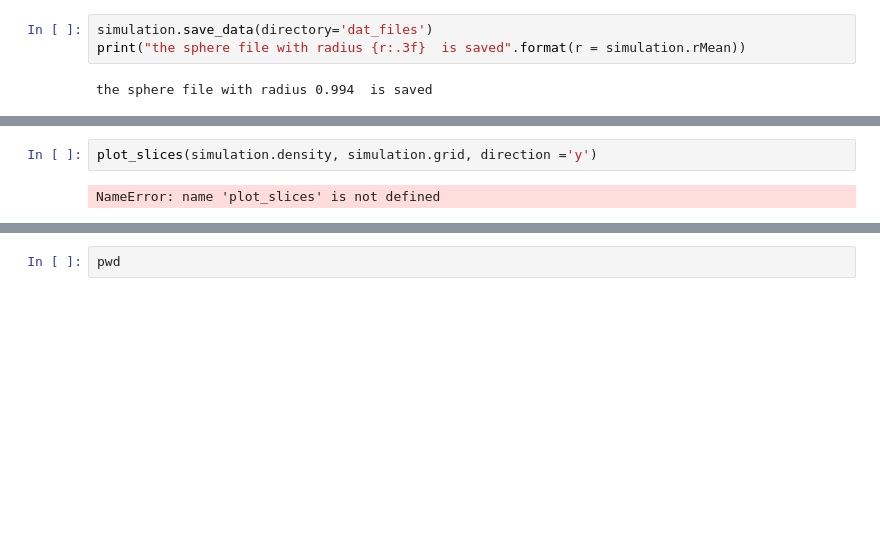
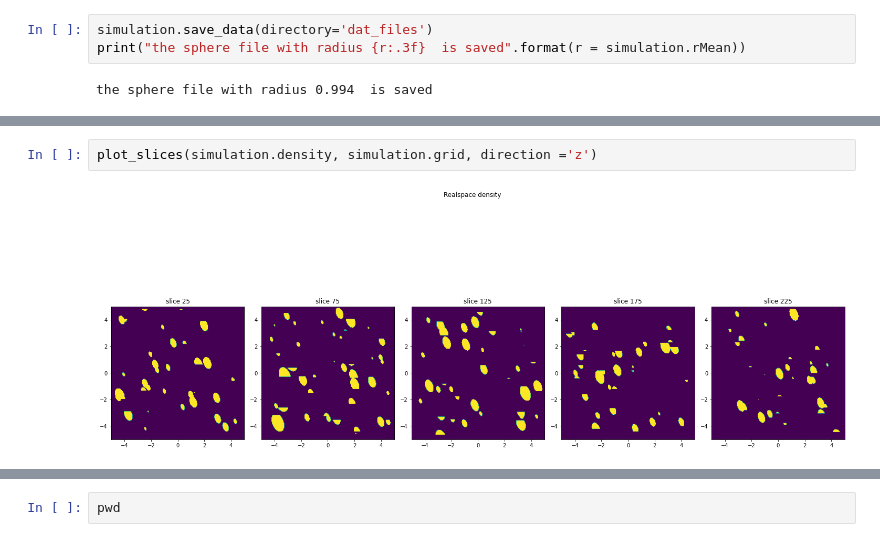
Before and after one commit to sofyalaski/SAXS-simulations, a Jupyter notebook: creating_forms.ipynb, the cells around one changed output, grey strips where cells are left out. Cells and saved outputs as stored; diff of their text form; blank space fills up the shorter version.

```diff
--- a/creating_forms.ipynb
+++ b/creating_forms.ipynb
@@ -129,7 +134,7 @@ plt.show()
 # %%
-plot_slices(simulation.density, simulation.grid, direction ='y')
+plot_slices(simulation.density, simulation.grid, direction ='z')
 # %% [output]
-NameError: name 'plot_slices' is not defined
+[figure, added]
 # %%
 simulation.calculate_custom_FTI_3D(device = 'cpu')
 simulation.calculate_torch_FTI_3D(device = 'cpu')
```
Also changed, not shown: parts of 13 cells of this notebook, 1 other file.
